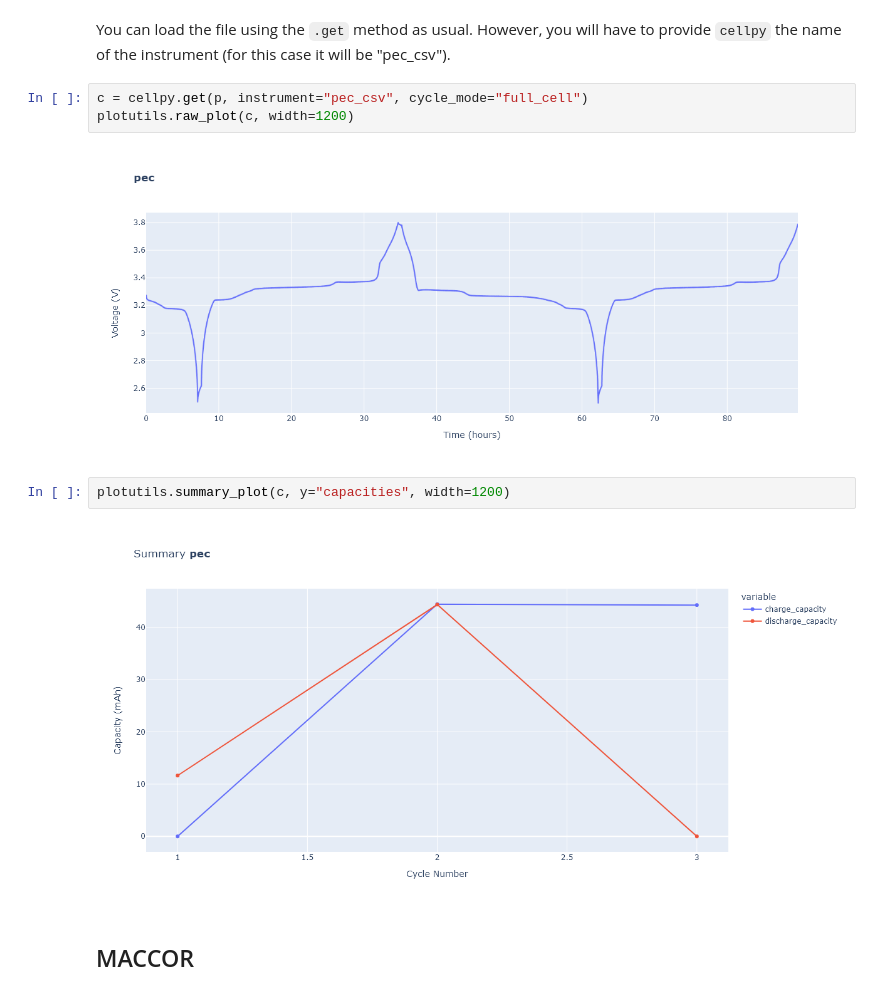
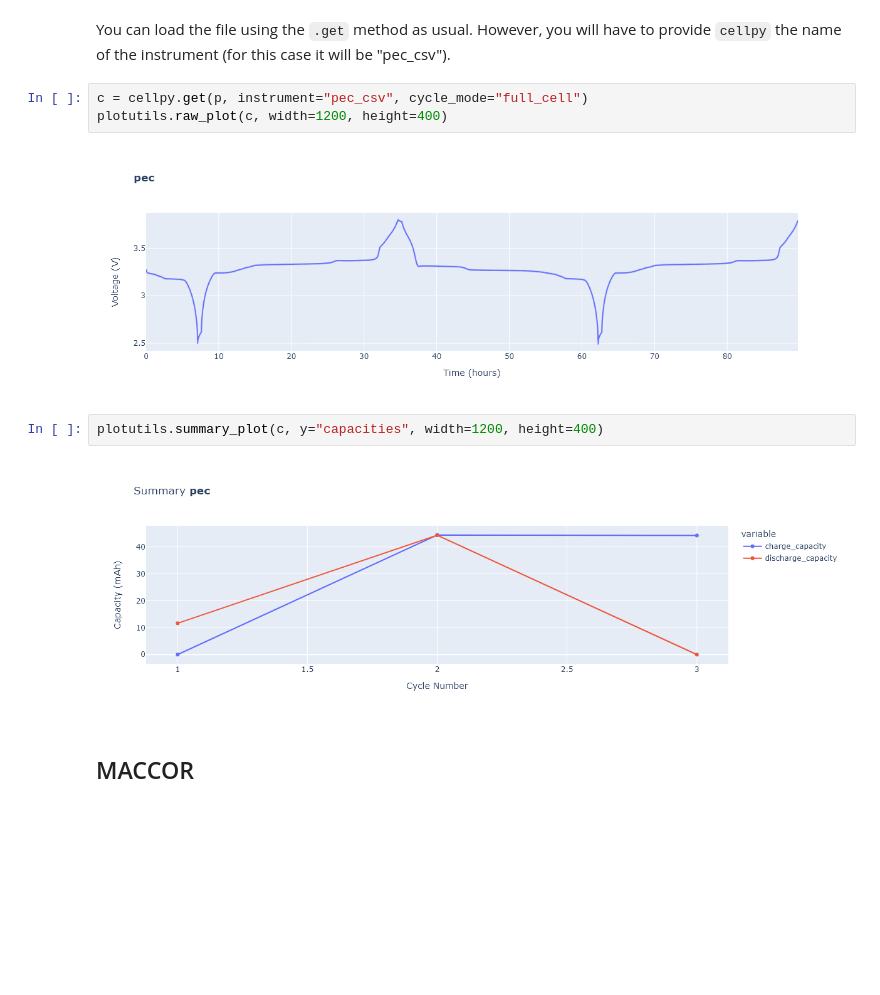
Before and after one commit to jepegit/cellpy, a Jupyter notebook: examples/06_loading_different_formats.ipynb, the cells around one changed output. Cells and saved outputs as stored; diff of their text form; blank space fills up the shorter version.

```diff
--- a/examples/06_loading_different_formats.ipynb
+++ b/examples/06_loading_different_formats.ipynb
@@ -61,13 +64,13 @@ head(p, 35)
 You can load the file using the `.get` method as usual. However, you will have to provide `cellpy` the name of the instrument (for this case it will be "pec_csv").
 # %%
 c = cellpy.get(p, instrument="pec_csv", cycle_mode="full_cell")
-plotutils.raw_plot(c, width=1200)
+plotutils.raw_plot(c, width=1200, height=400)
 # %% [output]
-[figure, old version]
+[figure, new version]
 # %%
-plotutils.summary_plot(c, y="capacities", width=1200)
+plotutils.summary_plot(c, y="capacities", width=1200, height=400)
 # %% [output]
-[figure, old version]
+[figure, new version]
 # %% [markdown]
 ## MACCOR
 # %% [markdown]
```
Also changed, not shown: parts of 7 cells of this notebook, 2 other files.
